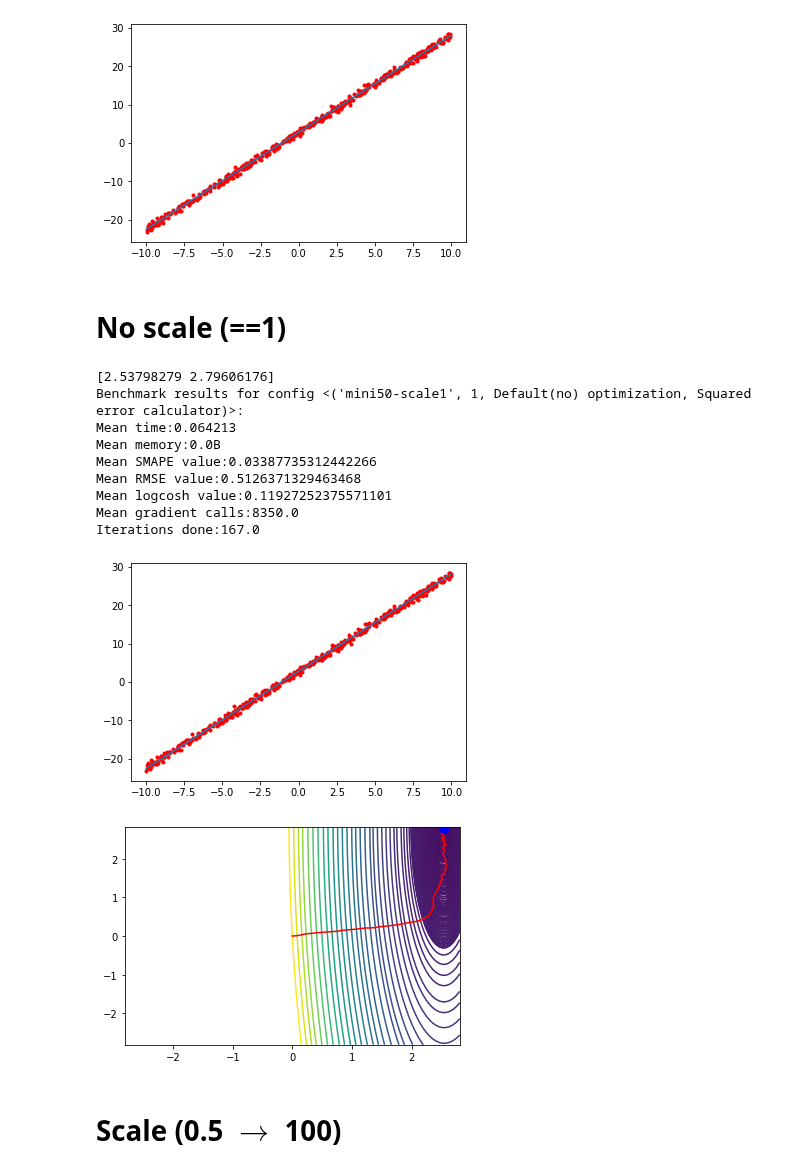
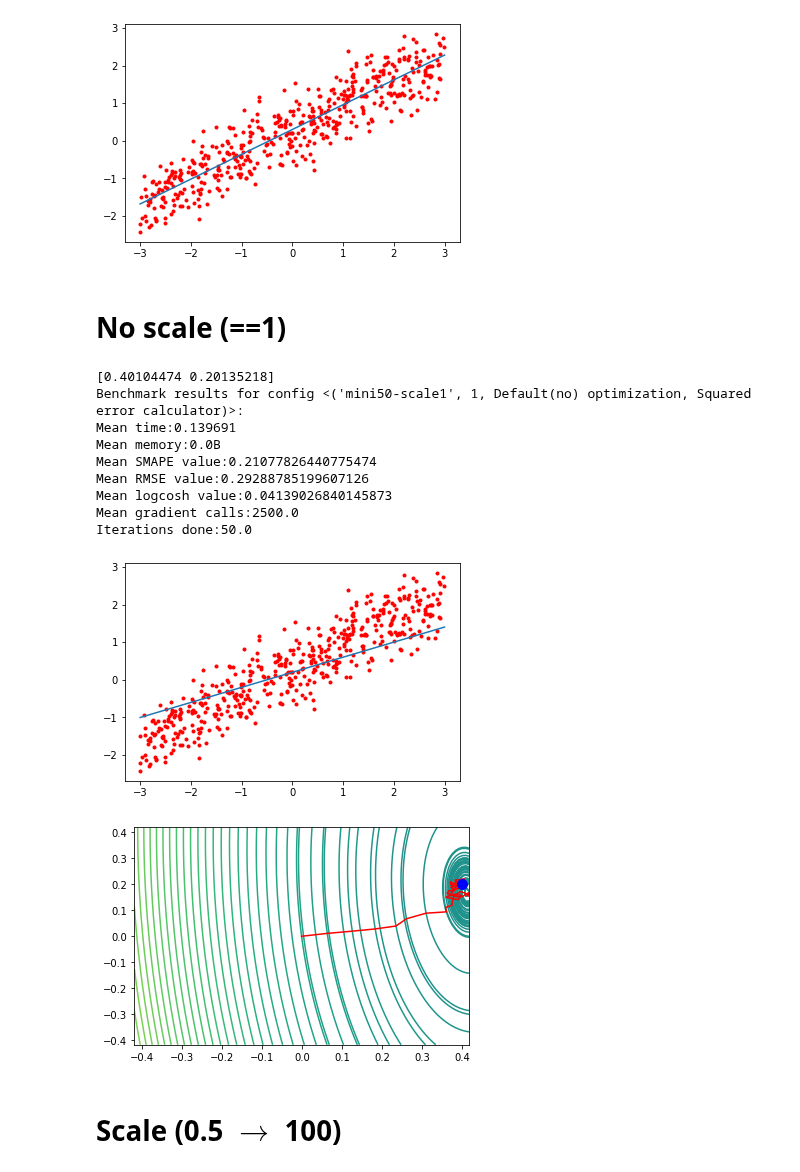
Before and after one commit to EasySocHacks/Optimization-Methods-IFMO, a Jupyter notebook: HW2/2.2.ipynb, the cells around one changed output. Drawn from its saved outputs; the diff is of its cells as text; code cells hidden in the pictures.

```diff
--- a/HW2/2.2.ipynb
+++ b/HW2/2.2.ipynb
@@ -4,11 +6,11 @@ from HW2.regression_generator import generate_regression
 from HW2.sgd import scaled_mini
 from HW2.visualization import visualize_regression_point, visualize_line, draw_levels
 # %%
-f, points = generate_regression(point_count=500, scale=3, y_scale=0.5)
+f, points = generate_regression(point_count=500, scale=np.array([3, 0.5]))
 
-visualize_regression_point(f, points)
+visualize_regression_point(f, points, scale=3)
 # %% [output]
-[figure, old version]
+[figure, new version]
 # %%
 storage = BenchmarkStorage()
 # %% [markdown]
@@ -24,17 +26,17 @@ print(storage.get_benchmark_results(index))
 visualize_line(ab, ps)
 draw_levels(ps, meta["points"])
 # %% [output]
-[2.53798279 2.79606176]
+[0.40104474 0.20135218]
 Benchmark results for config <('mini50-scale1', 1, Default(no) optimization, Squared error calculator)>:
-Mean time:0.064213
+Mean time:0.139691
 Mean memory:0.0B
-Mean SMAPE value:0.03387735312442266
-Mean RMSE value:0.5126371329463468
-Mean logcosh value:0.11927252375571101
-Mean gradient calls:8350.0
-Iterations done:167.0
+Mean SMAPE value:0.21077826440775474
+Mean RMSE value:0.29288785199607126
+Mean logcosh value:0.04139026840145873
+Mean gradient calls:2500.0
+Iterations done:50.0
-[figure, old version]
+[figure, new version]
-[figure, old version]
+[figure, new version]
 # %% [markdown]
 # Scale (0.5 $\rightarrow$ 100)
 # %%
```
Also changed, not shown: parts of 5 cells of this notebook, 3 other files.
